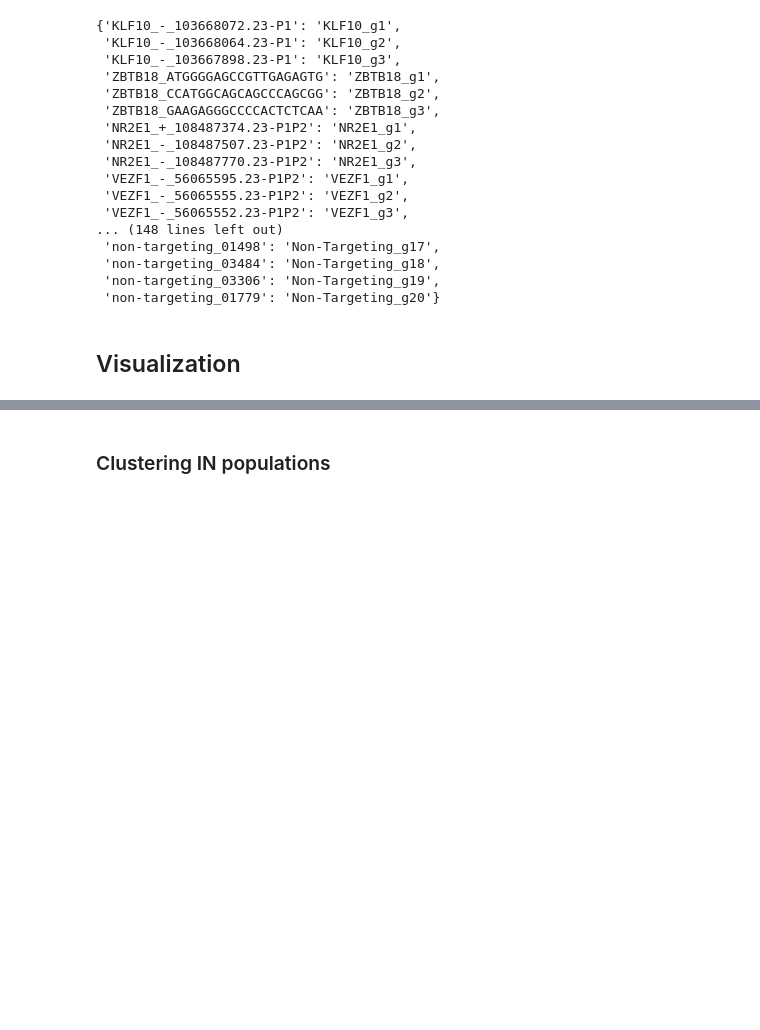
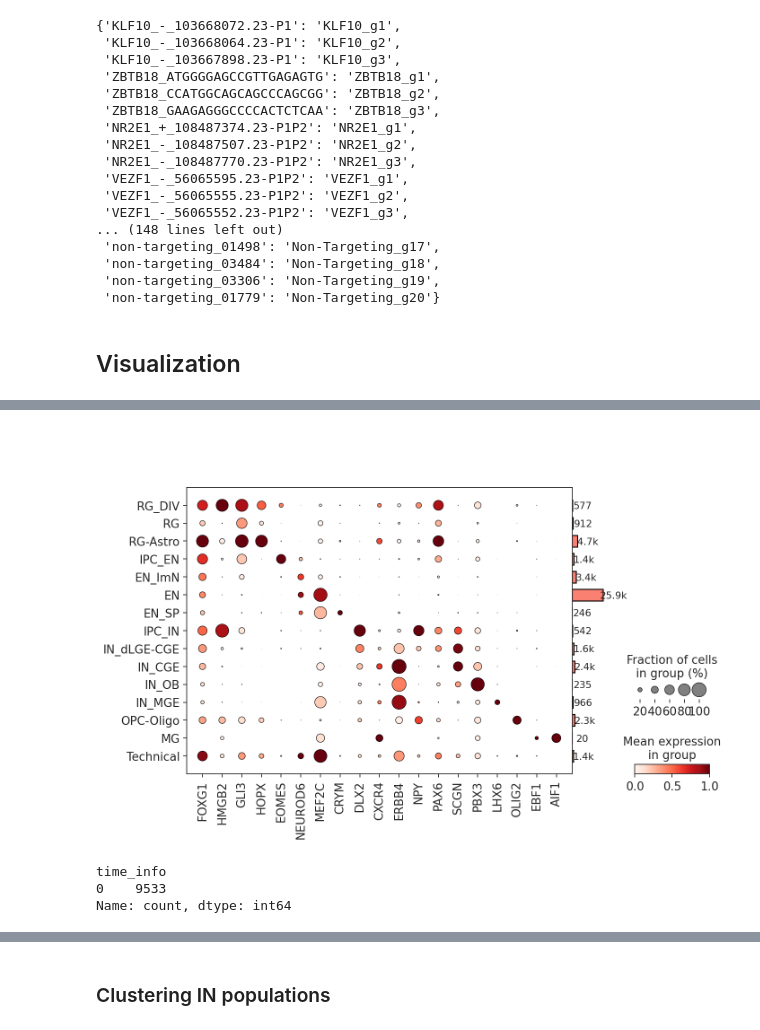
Before and after one commit to Pollen-lab/perturbTF, a Jupyter notebook: preprocessing/qc-annot_scanpy_slice.ipynb, the cells around one changed output, grey strips where cells are left out. Drawn from its saved outputs; the diff is of its cells as text; code cells hidden in the pictures; blank space fills up the shorter version.

```diff
--- a/preprocessing/qc-annot_scanpy_slice.ipynb
+++ b/preprocessing/qc-annot_scanpy_slice.ipynb
@@ -240,0 +243,9 @@ WARNING: saving figure to file figures/umapSlicePS_leiden.svg
+# %%
+adata.obs['supervised_name'] = adata.obs['supervised_name'].astype('category')
+#sc.tl.dendrogram(adata, 'supervised_name')
+dp = sc.pl.dotplot(adata, ['FOXG1','HMGB2','GLI3','HOPX','EOMES','NEUROD6','MEF2C','CRYM','DLX2','CXCR4','ERBB4','NPY','PAX6','SCGN','PBX3','LHX6','OLIG2','EBF1','AIF1'],
+                   'supervised_name', categories_order = ['RG_DIV','RG','RG-Astro','IPC_EN','EN_ImN','EN','EN_SP','IPC_IN','IN_dLGE-CGE','IN_CGE','IN_OB','IN_MGE','OPC-Oligo','MG','Technical'],
+                                 standard_scale='var',dot_max=0.6, return_fig=True)
+dp.add_totals().style(dot_edge_color='black', dot_edge_lw=0.5,cmap='Reds' ).savefig("./figures/dotplot.pdf")
+# %% [output]
+[figure, added]
@@ -240,0 +254,9 @@ WARNING: saving figure to file figures/umapSlicePS_leiden.svg
+# %%
+adata = adata[adata.obs["clone_barcode_criteria"] != 'no_clones_found']
+adata.obs["unique_clone"] = adata.obs["clone_barcode"].astype(str) + adata.obs["individual"].astype(str)
+adata.obs["time_info"] = '0'
+adata.obs["time_info"].value_counts()
+# %% [output]
+time_info
+0    9533
+Name: count, dtype: int64
```
Also changed, not shown: parts of 14 cells of this notebook.
